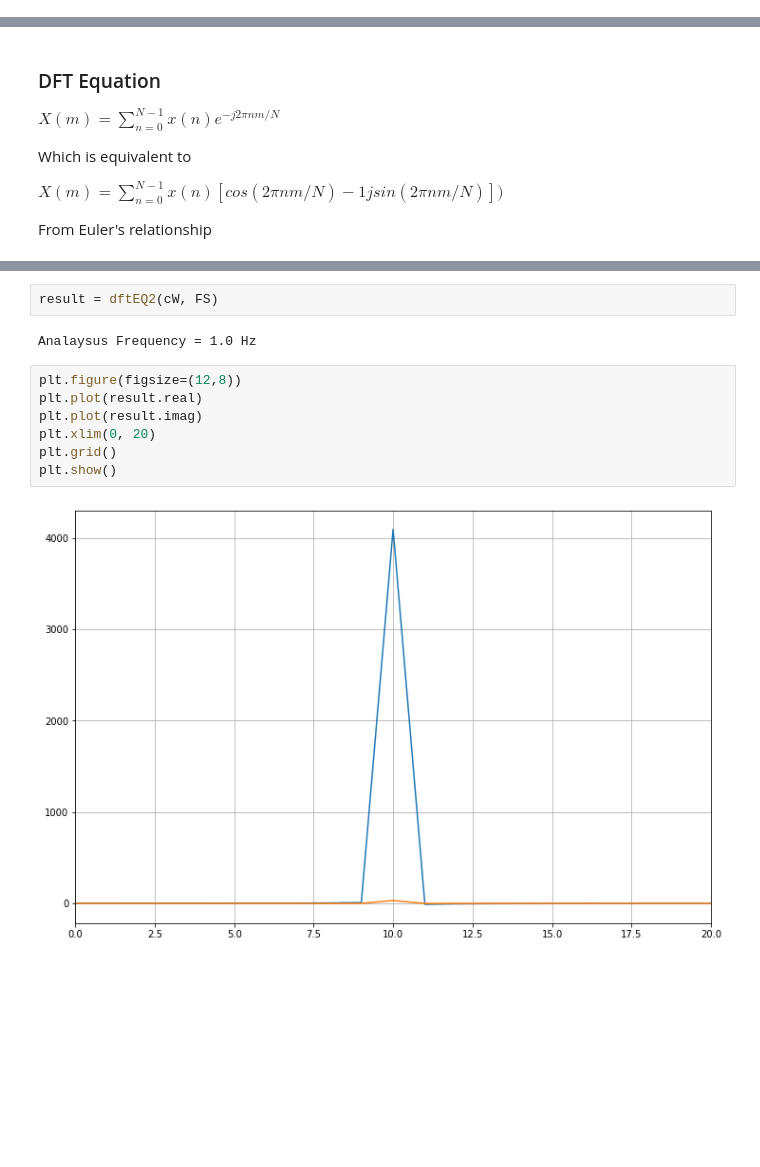
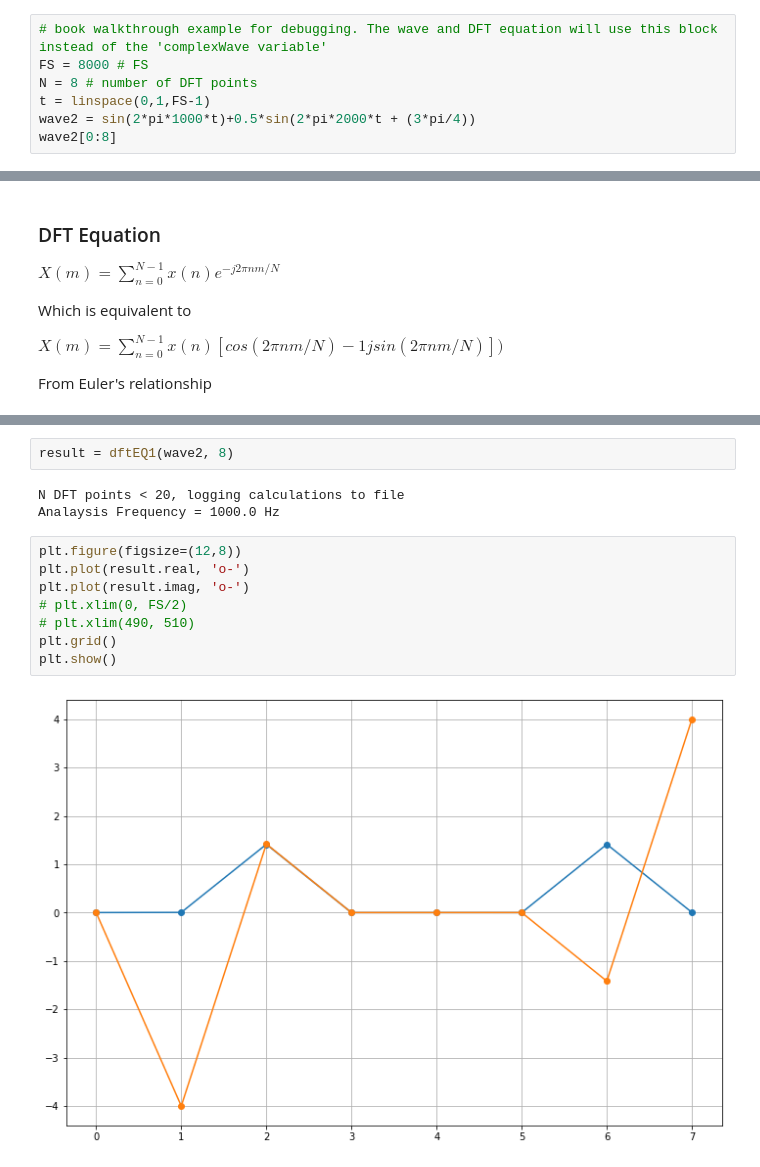
Before and after one commit to CodyRoberson/dsp, a Jupyter notebook: dsp.ipynb, the cells around one changed output, grey strips where cells are left out. Saved outputs shown, nothing was run; the diff lists cells and outputs as text; blank space fills up the shorter version.

```diff
--- a/dsp.ipynb
+++ b/dsp.ipynb
@@ -17,0 +18,7 @@ cW = complexWave
+# %%
+# book walkthrough example for debugging. The wave and DFT equation will use this block instead of the 'complexWave variable'
+FS = 8000 # FS
+N = 8 # number of DFT points
+t = linspace(0,1,FS-1)
+wave2 = sin(2*pi*1000*t)+0.5*sin(2*pi*2000*t + (3*pi/4))
+wave2[0:8]
@@ -74,14 +108,16 @@ def dftEQ2(ts, nPoints):
     return np.array(bigX)
 # %%
-result = dftEQ2(cW, FS)
+result = dftEQ1(wave2, 8)
 # %% [output]
-Analaysus Frequency = 1.0 Hz
+N DFT points < 20, logging calculations to file
+Analaysis Frequency = 1000.0 Hz
 # %%
 plt.figure(figsize=(12,8))
-plt.plot(result.real)
-plt.plot(result.imag)
-plt.xlim(0, 20)
+plt.plot(result.real, 'o-')
+plt.plot(result.imag, 'o-')
+# plt.xlim(0, FS/2)
+# plt.xlim(490, 510)
 plt.grid()
 plt.show()
 # %% [output]
-[figure, old version]
+[figure, new version]
```
Also changed, not shown: parts of 11 cells of this notebook, 1 other file.
